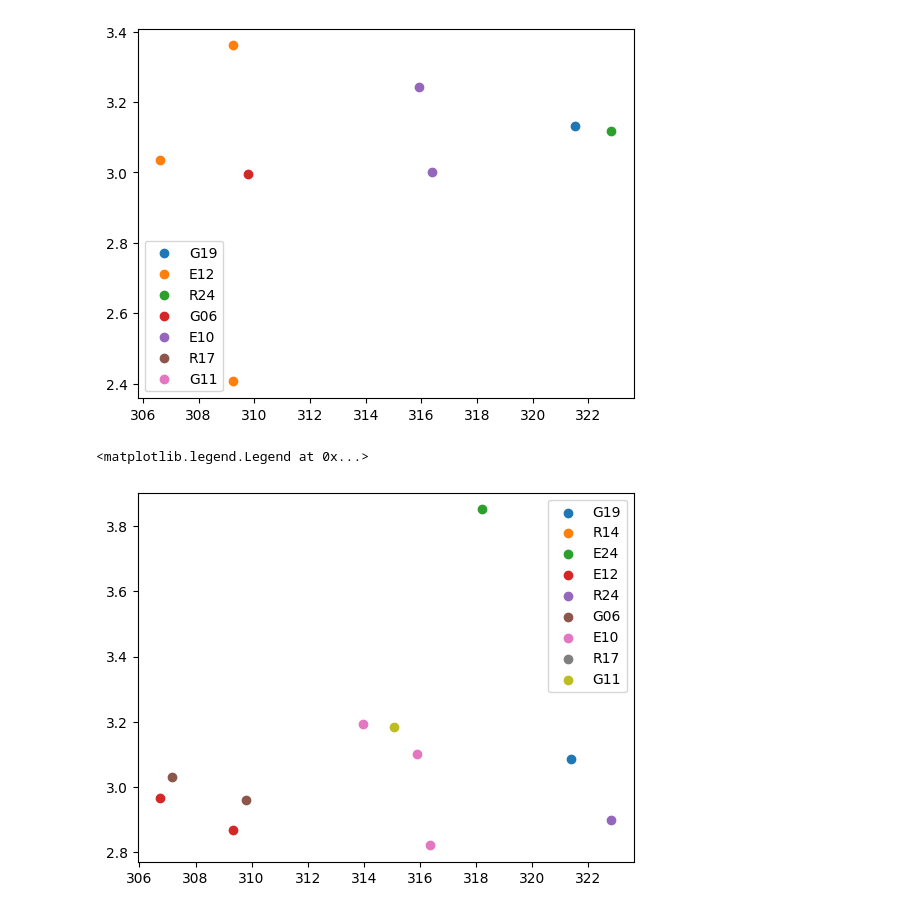
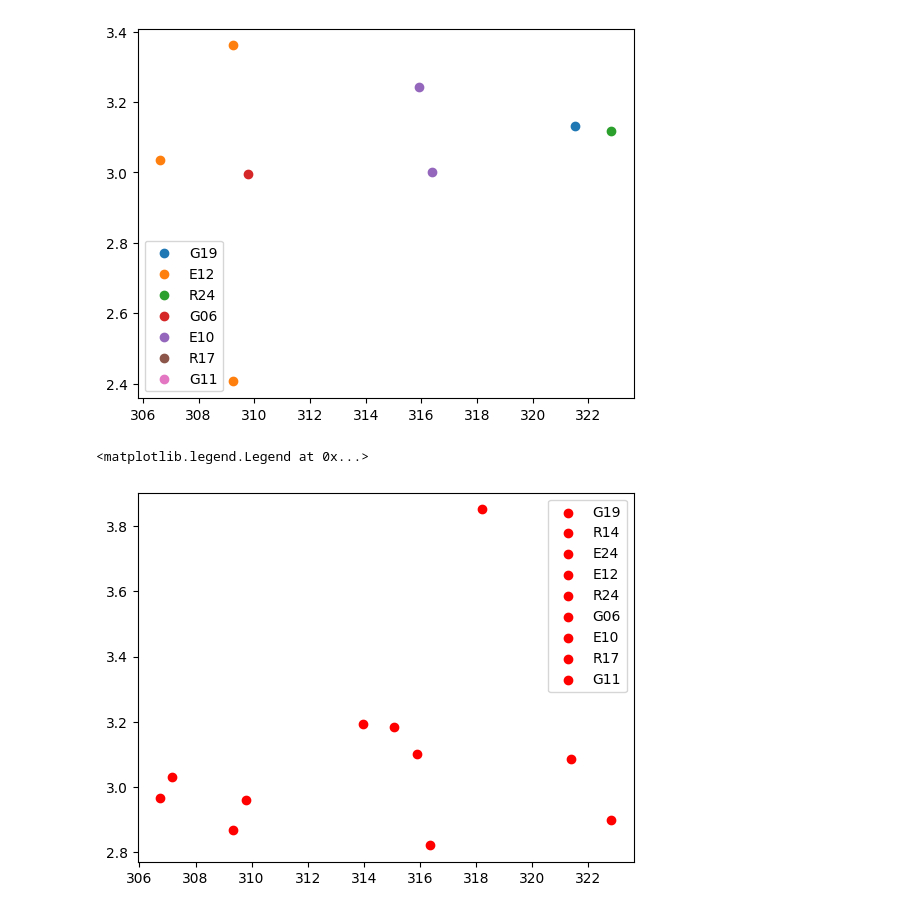
Before and after one commit to ziqing97/gnss_ir_analyze, a Jupyter notebook: src/test_all_measurement.ipynb, the cells around one changed output. Saved outputs shown, nothing was run; the diff lists cells and outputs as text; code cells hidden in the pictures.

Commit message:
finish color work

```diff
--- a/src/test_all_measurement.ipynb
+++ b/src/test_all_measurement.ipynb
@@ -184,19 +186,19 @@ esth.plot_fresnel_zone(time_str="2022-10-04",equipment_index=2,azimut_dict=azimu
 # %%
 main_path = os.path.abspath('../data/20221004/3/')
 data_dict = dafi.generate_dataframe(main_path)
 satellite_list = data_dict.keys()
 azimut_mask = [270,330]
 elevation_mask = [0,25]
 min_height = 2
 max_height = 4 # meter
 time_length = 25 # minutes
 time_dict,height_dict,azimut_dict,elevation_dict,frequency_dict,power_dict = esth.estimate_all_satellite(main_path,azimut_mask,elevation_mask,min_height,max_height,time_length)
 for satellite_code in time_dict:
-    plt.scatter(azimut_dict[satellite_code],height_dict[satellite_code],label=satellite_code)
+    plt.scatter(azimut_dict[satellite_code],height_dict[satellite_code],label=satellite_code,color="#FF0000")
 
 plt.legend(loc="best")
 # %% [output]
 <matplotlib.legend.Legend at 0x...>
-[figure, old version]
+[figure, new version]
 # %%
 esth.plot_fresnel_zone(time_str="2022-10-04",equipment_index=3,azimut_dict=azimut_dict,elevation_dict=elevation_dict,height_dict=height_dict)
```
Also changed, not shown: parts of 1 cell of this notebook, 4 other files.
